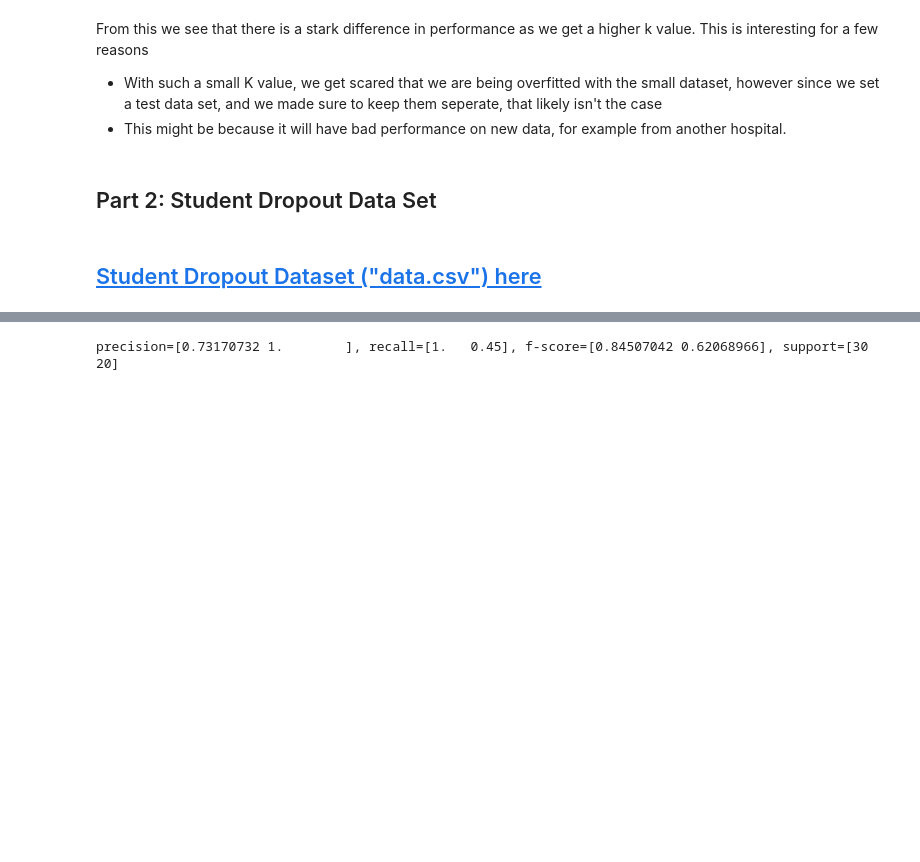
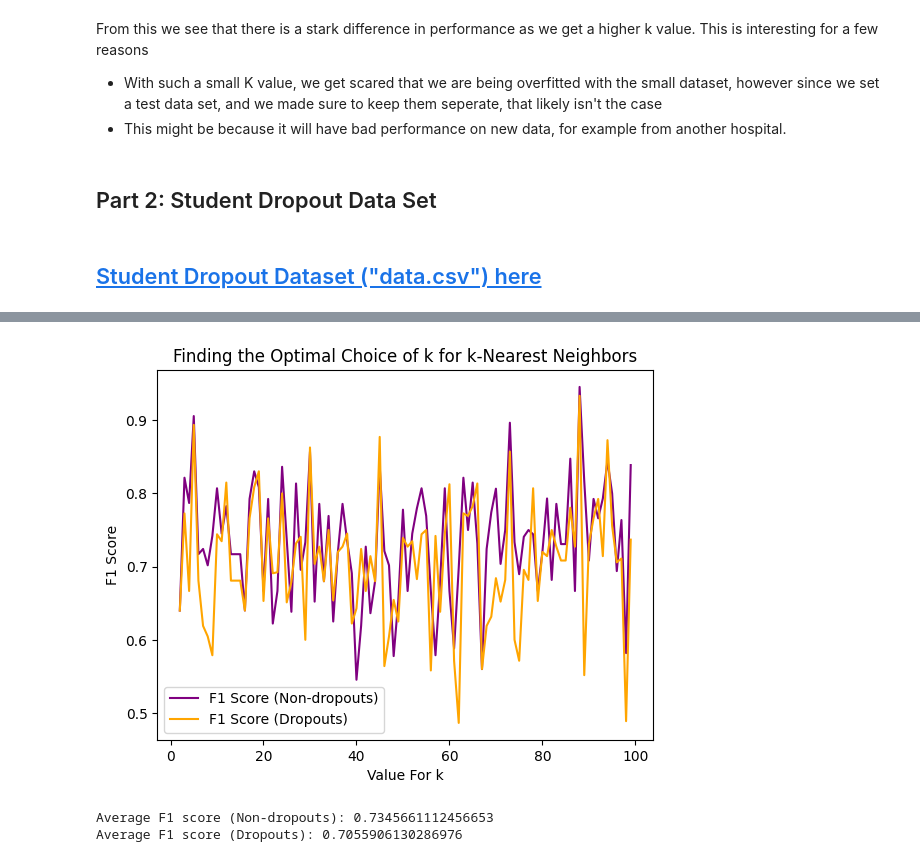
Before and after one commit to Treyson-Grange/cs5830_project4, a Jupyter notebook: project4.ipynb, the cells around one changed output, grey strips where cells are left out. Saved outputs shown, nothing was run; the diff lists cells and outputs as text; code cells hidden in the pictures; blank space fills up the shorter version.

```diff
--- a/project4.ipynb
+++ b/project4.ipynb
@@ -173,28 +180,53 @@ We predict this student is: isn't a dropout
 # %%
-# Repeating experiment from above, but running multiple tests
-n = 50
-students = school_interested.sample(n)
-studentsX = students[[age, grade, tuition, scholarship]].values
-studentsY = students[['Target']].values
+# Testing different values of k
+def get_scores(k):
+    nn = NearestNeighbors(n_neighbors=k, metric='euclidean', algorithm='auto')
 
-studentsY = students[['Target']].values.flatten()
-studentsY = np.where(studentsY == 'Enrolled', 0, studentsY)
-studentsY = np.where(studentsY == 'Graduate', 0, studentsY)
-studentsY = np.where(studentsY == 'Dropout', 1, studentsY)
-studentsY = studentsY.reshape(-1, 1).astype(np.int64)
+    n = 50
+    students = school_interested.sample(n)
+    studentsX = students[[age, grade, tuition, scholarship]].values
+    studentsY = students[['Target']].values
 
-distances, indices = fit.kneighbors(studentsX)
+    studentsY = students[['Target']].values.flatten()
+    studentsY = np.where(studentsY == 'Enrolled', 0, studentsY)
+    studentsY = np.where(studentsY == 'Graduate', 0, studentsY)
+    studentsY = np.where(studentsY == 'Dropout', 1, studentsY)
+    studentsY = studentsY.reshape(-1, 1).astype(np.int64)
 
-y_pred = []
-for i in range(n):
-    nbrs = school_interested.iloc[indices[i]]
-    in_school = nbrs[(nbrs['Target'] == "Enrolled") | (nbrs['Target'] == "Graduate")].count()
-    dropout = nbrs[nbrs['Target'] == "Dropout"].count()
-    predict = 0 if (in_school['Target'] > dropout['Target']) else 1
-    y_pred.append(predict)
+    distances, indices = fit.kneighbors(studentsX)
 
-# F-score tends to be around 0.75
-(p,r,f,s) = precision_recall_fscore_support(studentsY, y_pred, labels=[0,1])
-print(f'precision={p}, recall={r}, f-score={f}, support={s}')
+    y_pred = []
+    for i in range(n):
+        nbrs = school_interested.iloc[indices[i]]
+        in_school = nbrs[(nbrs['Target'] == "Enrolled") | (nbrs['Target'] == "Graduate")].count()
+        dropout = nbrs[nbrs['Target'] == "Dropout"].count()
+        predict = 0 if (in_school['Target'] > dropout['Target']) else 1
+        y_pred.append(predict)
+
+    return precision_recall_fscore_support(studentsY, y_pred, labels=[0,1])
+
+kvals = range(2, 100)
+scores = [get_scores(k) for k in kvals]
+
+precision_neg = [score[0][0] for score in scores]
+recall_neg = [score[1][0] for score in scores]
+f1_neg = [score[2][0] for score in scores]
+f1_pos = [score[2][1] for score in scores]
+
+plt.plot(kvals, f1_neg, color='purple', label='F1 Score (Non-dropouts)')
+plt.plot(kvals, f1_pos, color='orange', label='F1 Score (Dropouts)')
+plt.xlabel('Value For k')       # THE ERROR IS HERE
+plt.ylabel('F1 Score')
+plt.title('Finding the Optimal Choice of k for k-Nearest Neighbors')
+plt.legend()
+plt.show()
+
+avg_f1_neg = np.mean(f1_neg)
+avg_f1_pos = np.mean(f1_pos)
+
+print("Average F1 score (Non-dropouts):", avg_f1_neg)
+print("Average F1 score (Dropouts):", avg_f1_pos)
 # %% [output]
+[figure, added]
-precision=[0.73170732 1.        ], recall=[1.   0.45], f-score=[0.84507042 0.62068966], support=[30 20]
+Average F1 score (Non-dropouts): 0.7345661112456653
+Average F1 score (Dropouts): 0.7055906130286976
```
Also changed, not shown: parts of 7 cells of this notebook.
